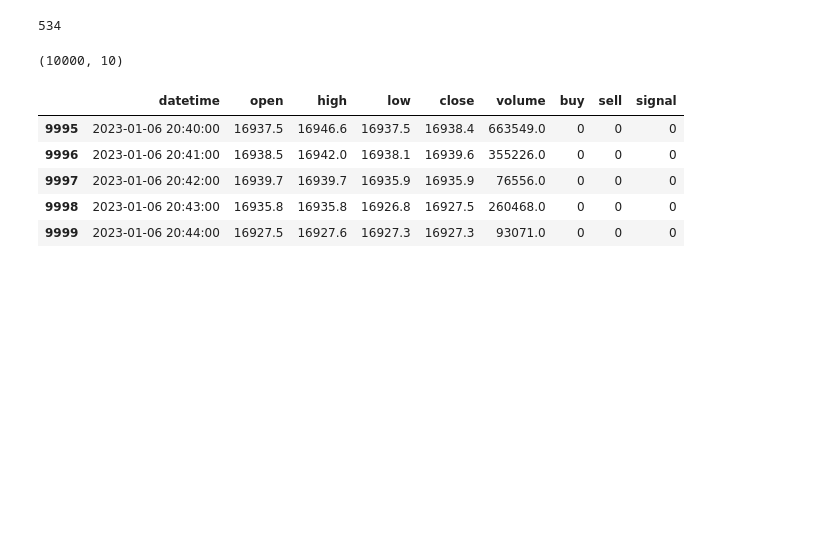
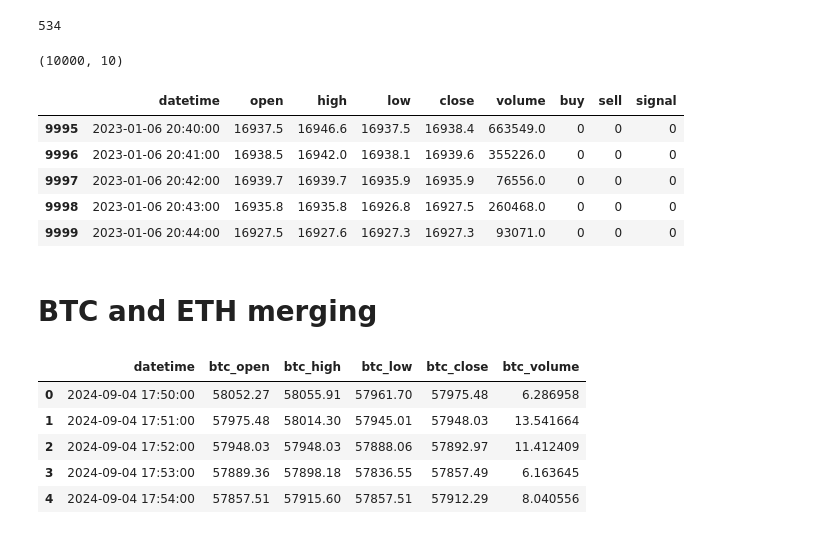
Before and after one commit to VaheC/PonyGE2, a Jupyter notebook: test.ipynb, the cells around one changed output. Cells and saved outputs as stored; diff of their text form; code cells hidden in the pictures; blank space fills up the shorter version.

Commit message:
data merging added

```diff
--- a/test.ipynb
+++ b/test.ipynb
@@ -1943,3 +1943,30 @@ df.tail()
 | 9997 | 2023-01-06 20:42:00 | 16939.7 | 16939.7 | 16935.9 | 16935.9 | 76556.0 | 0 | 0 | 0 |
 | 9998 | 2023-01-06 20:43:00 | 16935.8 | 16935.8 | 16926.8 | 16927.5 | 260468.0 | 0 | 0 | 0 |
 | 9999 | 2023-01-06 20:44:00 | 16927.5 | 16927.6 | 16927.3 | 16927.3 | 93071.0 | 0 | 0 | 0 |
+# %% [markdown]
+# BTC and ETH merging
+# %%
+df_btc = pd.read_csv(Path(r'C:/\Users/\vchar/\OneDrive/\Desktop/\ML Projects/\Upwork/\AlgoT_ML_Dev/\GrammarEvolution/\PonyGE2/\datasets/\BTC-1m.csv'))
+# df_btc = pd.read_csv('/kaggle/input/btcusd-test/BTCUSD_ohlcv.csv')
+df_btc['datetime'] = pd.to_datetime(df_btc['datetime'])
+df_btc = df_btc.iloc[-10000:]
+df_btc.sort_values('datetime', ascending=True, inplace=True)
+df_btc.reset_index(inplace=True, drop=True)
+df_btc.rename(
+    columns={
+        'open': 'btc_open',
+        'close': 'btc_close',
+        'low': 'btc_low',
+        'high': 'btc_high',
+        'volume': 'btc_volume'
+    },
+    inplace=True
+)
+df_btc.head()
+# %% [output]
+|  | datetime | btc_open | btc_high | btc_low | btc_close | btc_volume |
+| 0 | 2024-09-04 17:50:00 | 58052.27 | 58055.91 | 57961.70 | 57975.48 | 6.286958 |
+| 1 | 2024-09-04 17:51:00 | 57975.48 | 58014.30 | 57945.01 | 57948.03 | 13.541664 |
+| 2 | 2024-09-04 17:52:00 | 57948.03 | 57948.03 | 57888.06 | 57892.97 | 11.412409 |
+| 3 | 2024-09-04 17:53:00 | 57889.36 | 57898.18 | 57836.55 | 57857.49 | 6.163645 |
+| 4 | 2024-09-04 17:54:00 | 57857.51 | 57915.60 | 57857.51 | 57912.29 | 8.040556 |
```
Also changed, not shown: parts of 8 cells of this notebook.
